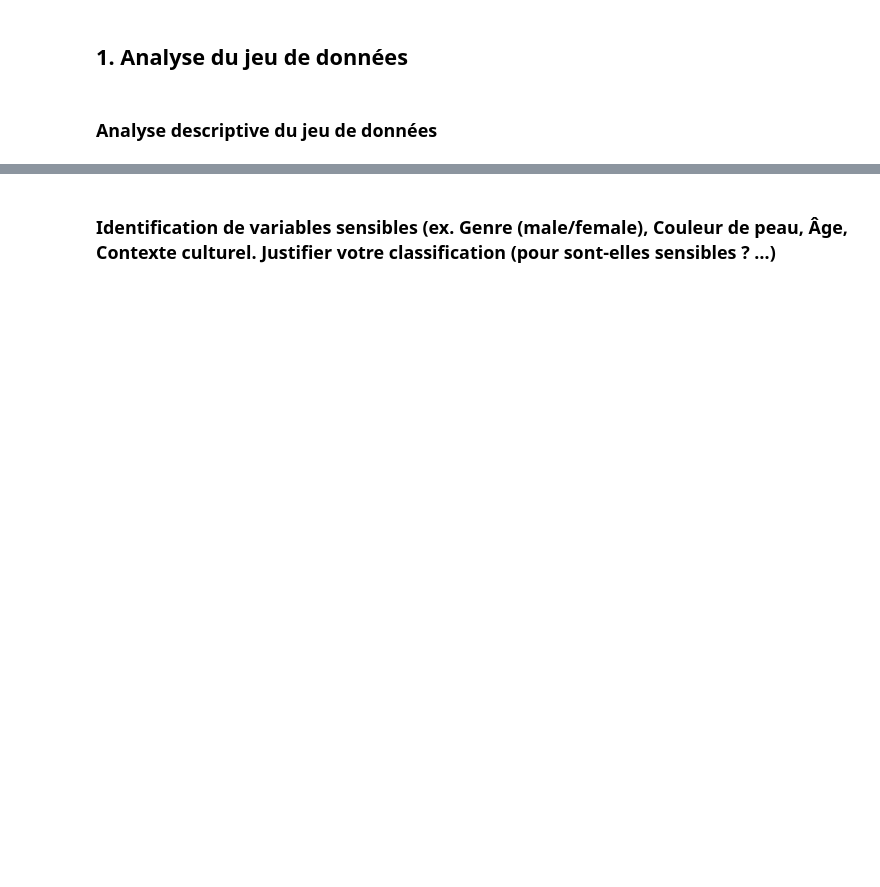
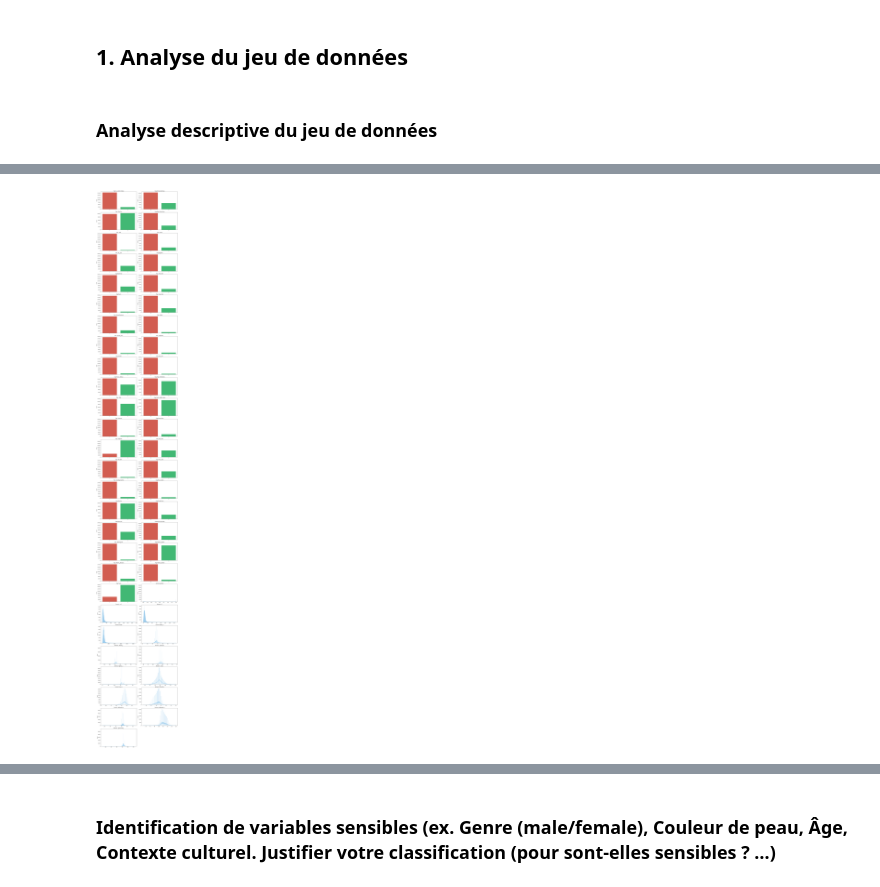
Before and after one commit to cons00000/REXAI_project, a Jupyter notebook: projet_REXIA_2.ipynb, the cells around one changed output, grey strips where cells are left out. Saved outputs shown, nothing was run; the diff lists cells and outputs as text; code cells hidden in the pictures; blank space fills up the shorter version.

```diff
--- a/projet_REXIA_2.ipynb
+++ b/projet_REXIA_2.ipynb
@@ -40,0 +69,4 @@ analyzers["attr_df"].plot_matrix_correlation(threshold=0)
+# %%
+faces_global= reduce(lambda left, right: left.merge(right, on='image_id', how='outer'), faces.data.values())
+print(faces_global)
+global_analyser = Analyzer(faces_global)
@@ -40,0 +91,4 @@ analyzers["attr_df"].plot_matrix_correlation(threshold=0)
+# %%
+global_analyser.plot_distributions()
+# %% [output]
+[figure, added]
```
Also changed, not shown: parts of 41 cells of this notebook, 1 other file.
